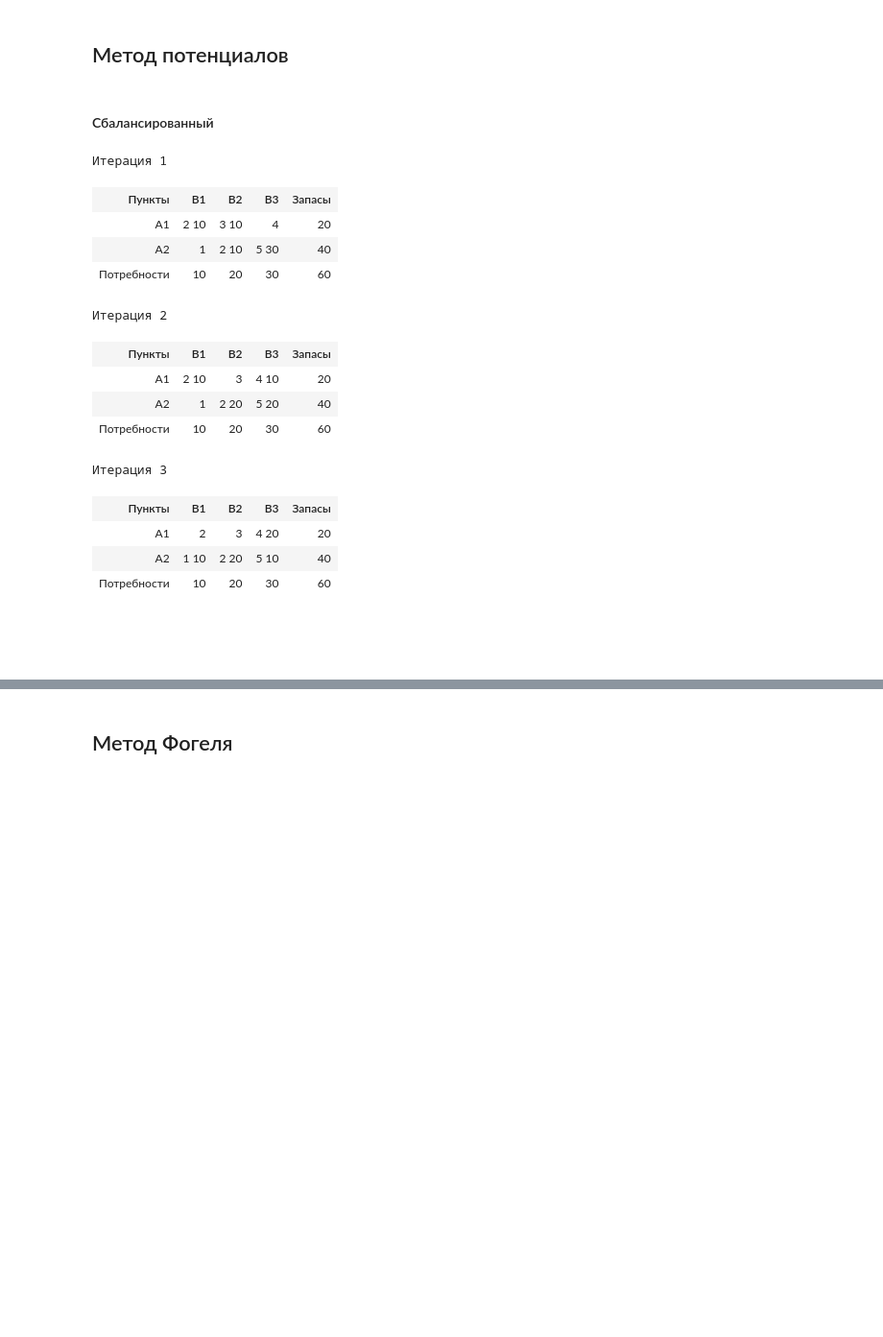
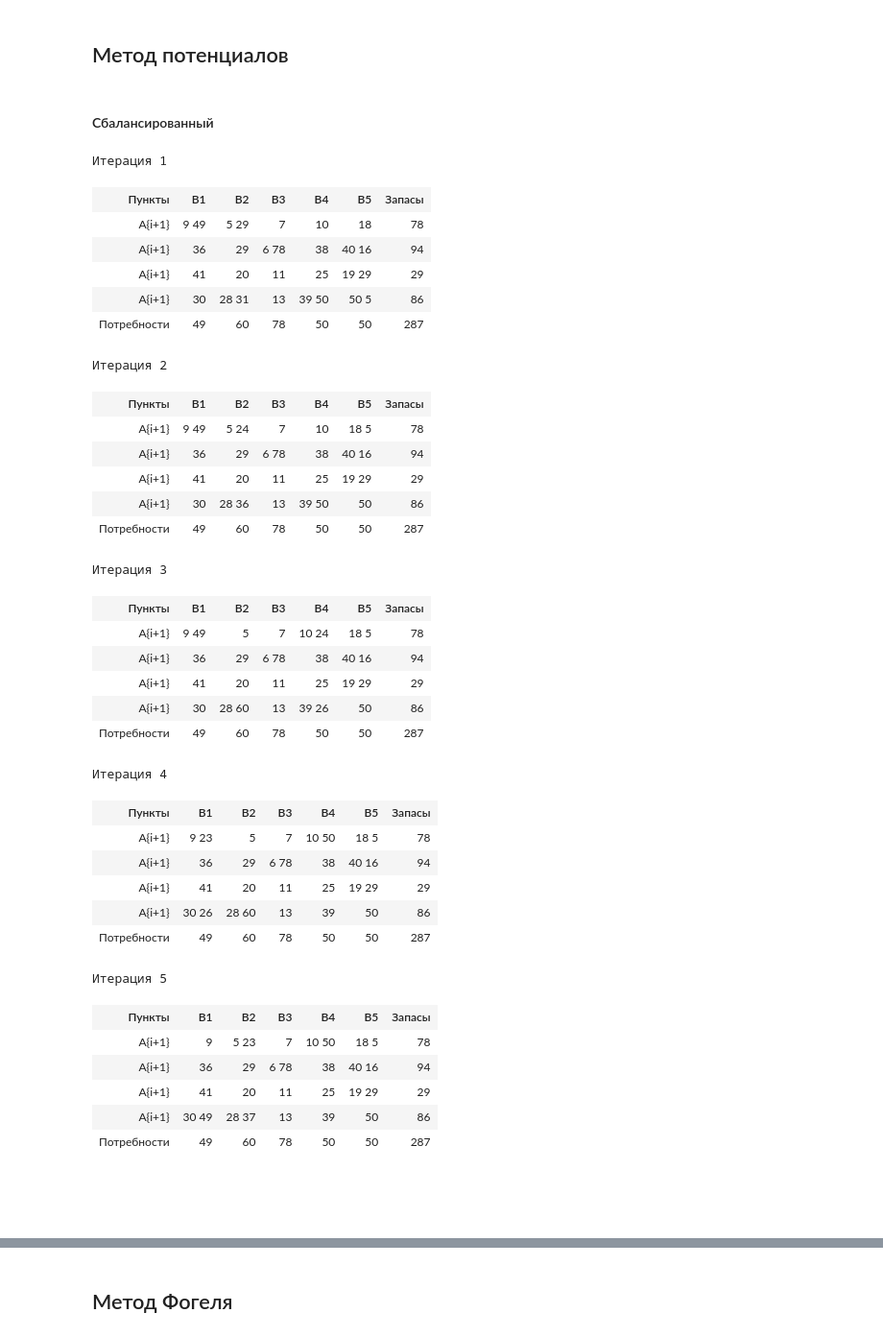
Before and after one commit to mkstas/learning-vyatsu, a Jupyter notebook: optimization-methods/labaratory-work-3/Untitled.ipynb, the cells around one changed output, grey strips where cells are left out. Shown at 96% size. Saved outputs shown, nothing was run; the diff lists cells and outputs as text; code cells hidden in the pictures; blank space fills up the shorter version.

```diff
--- a/optimization-methods/labaratory-work-3/Untitled.ipynb
+++ b/optimization-methods/labaratory-work-3/Untitled.ipynb
@@ -185,27 +185,49 @@ def find_cycle(basis, start):
     return path
 # %%
 display(Markdown("#### Сбалансированный"))
-c1 = [[2, 3, 4],
-      [1, 2, 5]]
-s1 = [20, 40]
-d1 = [10, 20, 30]
+c1 = [[9, 5, 7, 10, 18],
+      [36, 29, 6, 38, 40],
+      [41, 20, 11, 25, 19],
+      [30, 28, 13, 39, 50]]
+s1 = [78, 94, 29, 86]
+d1 = [49, 60, 78, 50, 50]
 
 solve_transportation_universal(c1, s1, d1)
 # %% [output]
 #### Сбалансированный
 Итерация 1
-| Пункты | B1 | B2 | B3 | Запасы |
-| A1 | 2 10 | 3 10 | 4 | 20 |
-| A2 | 1 | 2 10 | 5 30 | 40 |
-| Потребности | 10 | 20 | 30 | 60 |
+| Пункты | B1 | B2 | B3 | B4 | B5 | Запасы |
+| A{i+1} | 9 49 | 5 29 | 7 | 10 | 18 | 78 |
+| A{i+1} | 36 | 29 | 6 78 | 38 | 40 16 | 94 |
+| A{i+1} | 41 | 20 | 11 | 25 | 19 29 | 29 |
+| A{i+1} | 30 | 28 31 | 13 | 39 50 | 50 5 | 86 |
+| Потребности | 49 | 60 | 78 | 50 | 50 | 287 |
 Итерация 2
-| Пункты | B1 | B2 | B3 | Запасы |
-| A1 | 2 10 | 3 | 4 10 | 20 |
-| A2 | 1 | 2 20 | 5 20 | 40 |
-| Потребности | 10 | 20 | 30 | 60 |
+| Пункты | B1 | B2 | B3 | B4 | B5 | Запасы |
+| A{i+1} | 9 49 | 5 24 | 7 | 10 | 18 5 | 78 |
+| A{i+1} | 36 | 29 | 6 78 | 38 | 40 16 | 94 |
+| A{i+1} | 41 | 20 | 11 | 25 | 19 29 | 29 |
+| A{i+1} | 30 | 28 36 | 13 | 39 50 | 50 | 86 |
+| Потребности | 49 | 60 | 78 | 50 | 50 | 287 |
 Итерация 3
-| Пункты | B1 | B2 | B3 | Запасы |
-| A1 | 2 | 3 | 4 20 | 20 |
-| A2 | 1 10 | 2 20 | 5 10 | 40 |
-| Потребности | 10 | 20 | 30 | 60 |
+| Пункты | B1 | B2 | B3 | B4 | B5 | Запасы |
+| A{i+1} | 9 49 | 5 | 7 | 10 24 | 18 5 | 78 |
+| A{i+1} | 36 | 29 | 6 78 | 38 | 40 16 | 94 |
+| A{i+1} | 41 | 20 | 11 | 25 | 19 29 | 29 |
+| A{i+1} | 30 | 28 60 | 13 | 39 26 | 50 | 86 |
+| Потребности | 49 | 60 | 78 | 50 | 50 | 287 |
+Итерация 4
+| Пункты | B1 | B2 | B3 | B4 | B5 | Запасы |
+| A{i+1} | 9 23 | 5 | 7 | 10 50 | 18 5 | 78 |
+| A{i+1} | 36 | 29 | 6 78 | 38 | 40 16 | 94 |
+| A{i+1} | 41 | 20 | 11 | 25 | 19 29 | 29 |
+| A{i+1} | 30 26 | 28 60 | 13 | 39 | 50 | 86 |
+| Потребности | 49 | 60 | 78 | 50 | 50 | 287 |
+Итерация 5
+| Пункты | B1 | B2 | B3 | B4 | B5 | Запасы |
+| A{i+1} | 9 | 5 23 | 7 | 10 50 | 18 5 | 78 |
+| A{i+1} | 36 | 29 | 6 78 | 38 | 40 16 | 94 |
+| A{i+1} | 41 | 20 | 11 | 25 | 19 29 | 29 |
+| A{i+1} | 30 49 | 28 37 | 13 | 39 | 50 | 86 |
+| Потребности | 49 | 60 | 78 | 50 | 50 | 287 |
 Оптимальный план найден
```
Also changed, not shown: parts of 4 cells of this notebook, 8 other files.
